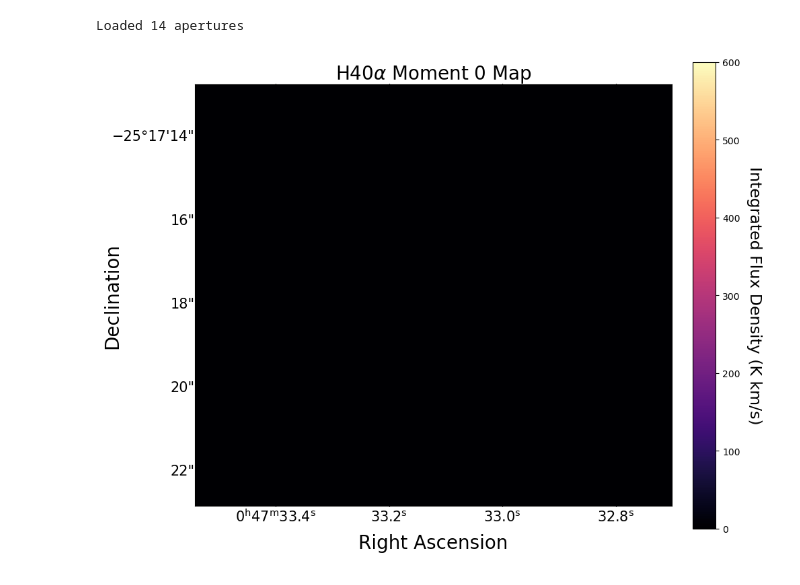
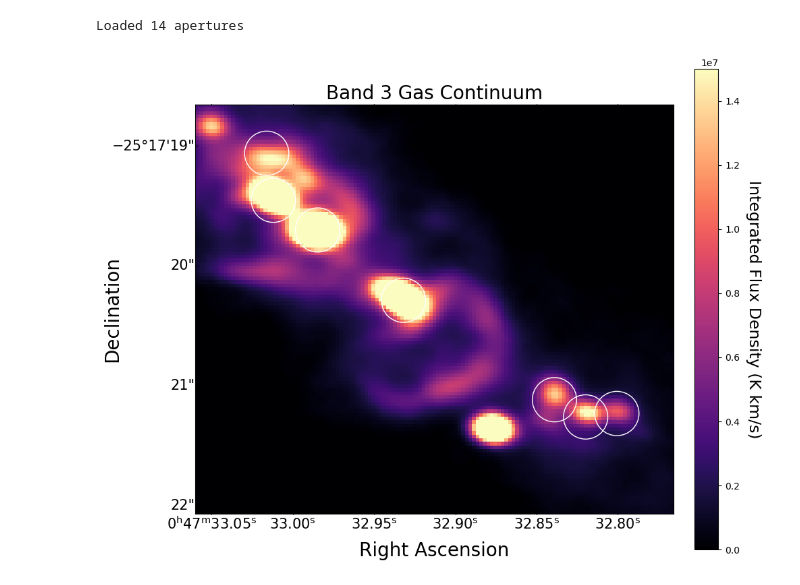
Before and after one commit to megan-elw2/Cluster_Locations, a Jupyter notebook: Cluster_Finder_Plot_Example_Megan.ipynb, the cells around one changed output. Saved outputs shown, nothing was run; the diff lists cells and outputs as text; code cells hidden in the pictures.

```diff
--- a/Cluster_Finder_Plot_Example_Megan.ipynb
+++ b/Cluster_Finder_Plot_Example_Megan.ipynb
@@ -215,76 +364,125 @@ print(f"Loaded {len(apertures)} apertures")
 Loaded 14 apertures
 # %%
 # Location information for arrows (if you wnat to have numbers and arrows) -- if you just want the circles, disregard
-Lx  = np.array([283,273,262,222,196,184,183,139,  138,122,74,  47,102, 57])
-Ly  = np.array([ 81, 80, 85, 52, 75, 85,155,205,  125,222,180, 191,235,273])
-Ldx = np.array([  0,  0,  0,  0,  0,  0,  0,  0,    0,  0,  25,  50,  0,  0])
-Ldy = np.array([-13,-15,-15, 20, 17, 15,-16,-20,   18, -18,  0,   0,-20,-15])
-Ltx = np.array([ -5, -5, -5, -6, -6, -6, -5, -5,   -6, -10, -22, -23, -10, -10])
-Lty = np.array([  3,  3,  3,-15,-15,-15,  3,  2,    -16, 2,  -6,-3,  2,  2])
+#Lx  = np.array([283,273,262,222,196,184,183,139,  138,122,74,  47,102, 57])
+#Ly  = np.array([ 81, 80, 85, 52, 75, 85,155,205,  125,222,180, 191,235,273])
+#Ldx = np.array([  0,  0,  0,  0,  0,  0,  0,  0,    0,  0,  25,  50,  0,  0])
+#Ldy = np.array([-13,-15,-15, 20, 17, 15,-16,-20,   18, -18,  0,   0,-20,-15])
+#Ltx = np.array([ -5, -5, -5, -6, -6, -6, -5, -5,   -6, -10, -22, -23, -10, -10])
+#Lty = np.array([  3,  3,  3,-15,-15,-15,  3,  2,    -16, 2,  -6,-3,  2,  2])
+
+Lx  = np.array([283,273,262,222,196,184])
+Ly  = np.array([ 81, 80, 85, 52, 75, 85])
+Ldx = np.array([  0,  0,  0,  0,  0,  0])
+Ldy = np.array([-13,-15,-15, 20, 17, 15])
+Ltx = np.array([ -5, -5, -5, -6, -6, -6])
+Lty = np.array([  3,  3,  3,-15,-15,-15])
 
 # Locations of SSCs in NGC 253
-sources = np.array(['1','2','3','4','5','6','7','8','9','10','11','12','13','14'])
+#sources = np.array(['1','2','3','4','5','6','7','8','9','10','11','12','13','14'])
+sources = np.array(['1','2','3','4','5','6'])
+
 
 # Plotting
-fig = plt.figure(1,figsize=(10,9))
+data_min = np.nanpercentile(moment07.hdu.data, 1)
+data_max = np.nanpercentile(moment07.hdu.data, 99)
 
-ax = plt.subplot(1,1,1,projection=moment0.wcs)
-im = ax.imshow(moment0.hdu.data,cmap='magma',origin='lower',vmin=0,vmax=600)
+fig1 = plt.figure(1,figsize=(10,20))
 
-ax.set_title(r'H40$\alpha$ Moment 0 Map', fontsize=20)
+ax1 = plt.subplot(projection=moment03.wcs)
+im1 = ax1.imshow(moment03.hdu.data,cmap='magma',origin='lower',vmin=0,vmax=1.5e7)
+ax1.set_title(r'Band 3 Gas Continuum', fontsize=20)
 
-RA = ax.coords[0]
-Dec = ax.coords[1]
+RA1 = ax1.coords[0]
+Dec1 = ax1.coords[1]
+RA1.set_ticks(size=1)
+Dec1.set_ticks(size=-3)
+
+plt.xlabel('Right Ascension',fontsize=20,labelpad=1)
+plt.ylabel('Declination',fontsize=20,labelpad=0)
+
+ax1.tick_params(axis = 'both', which = 'major', labelsize = 15)
+
+cb = fig.colorbar(im1, ax=ax1, fraction=0.046,pad=0.04)
+cb.set_label(label='Integrated Flux Density (K km/s)',fontsize=17,rotation=270,labelpad=23)
+cb.ax.tick_params(which = 'major', labelsize = 10)
+
+for ap in apertures:
+    pixel_aperture = ap.to_pixel(moment03.wcs) # convert the CARTA RA/DEC to image pixels
+    pixel_aperture.visual = {} # you need this to ignore any of the visual settings that would otherwise give you an error (i.e. symsize) as Matplotlib draws the circle
+    pixel_aperture.plot(ax=ax1, edgecolor='white',linewidth=1, fill=False) # Adds the circle to our plot
+
+#for i,x in enumerate(Lx):
+#    ax1.arrow(x,Ly[i], Ldx[i], Ldy[i],width=0.1,head_width=3,head_length=3,color='black')
+#    ax1.text(x+Ltx[i],Ly[i]+Lty[i],sources[i],fontsize=20,color='black')
+
+#-----------
+data_min = np.nanpercentile(moment07.hdu.data, 1)
+data_max = np.nanpercentile(moment07.hdu.data, 99)
+
+fig2 = plt.figure(2,figsize=(10,20))
+
+ax2 = plt.subplot(projection=moment07.wcs)
+im2 = ax2.imshow(moment07.hdu.data,cmap='magma',origin='lower',vmin=data_min,vmax=data_max)
+
+ax2.set_title(r'Band 7 Dust Continuum', fontsize=20)
+
+RA = ax2.coords[0]
+Dec = ax2.coords[1]
 RA.set_ticks(size=1)
 Dec.set_ticks(size=-3)
 
 plt.xlabel('Right Ascension',fontsize=20,labelpad=1)
 plt.ylabel('Declination',fontsize=20,labelpad=0)
 
-ax.tick_params(axis = 'both', which = 'major', labelsize = 15)
+ax2.tick_params(axis = 'both', which = 'major', labelsize = 15)
 
-cb = fig.colorbar(im, ax=ax, fraction=0.046,pad=0.04)
+cb = fig.colorbar(im2, ax=ax2, fraction=0.046,pad=0.04)
 cb.set_label(label='Integrated Flux Density (K km/s)',fontsize=17,rotation=270,labelpad=23)
 cb.ax.tick_params(which = 'major', labelsize = 10)
 
-plt.show()
+for ap in apertures:
+    pixel_aperture = ap.to_pixel(moment07.wcs) # convert the CARTA RA/DEC to image pixels
+    pixel_aperture.visual = {} # you need this to ignore any of the visual settings that would otherwise give you an error (i.e. symsize) as Matplotlib draws the circle
+    pixel_aperture.plot(ax=ax2, edgecolor='white',linewidth=1, fill=False) # Adds the circle to our plot
+
 
 ########################### this is the aperture plotting that is important!! ###########################
 
 #for ap in apertures:
-#    pixel_aperture = ap.to_pixel(moment0.wcs) # convert the CARTA RA/DEC to image pixels
+#    pixel_aperture = ap.to_pixel(moment03.wcs) # convert the CARTA RA/DEC to image pixels
 #    pixel_aperture.visual = {} # you need this to ignore any of the visual settings that would otherwise give you an error (i.e. symsize) as Matplotlib draws the circle
-#    pixel_aperture.plot(ax=ax, edgecolor='white',linewidth=0.7, fill=False) # Adds the circle to our plot
+#    pixel_aperture.plot(ax=ax2, edgecolor='white',linewidth=0.7, fill=False) # Adds the circle to our plot
 
 
 ############################################################################################################
 
 # Add arrows and numbers
-for i,x in enumerate(Lx):
-    ax.arrow(x,Ly[i], Ldx[i], Ldy[i],width=0.1,head_width=3,head_length=3,color='white')
-    ax.text(x+Ltx[i],Ly[i]+Lty[i],sources[i],fontsize=20,color='white')
+#for i,x in enumerate(Lx):
+#    ax.arrow(x,Ly[i], Ldx[i], Ldy[i],width=0.1,head_width=3,head_length=3,color='white')
+#    ax.text(x+Ltx[i],Ly[i]+Lty[i],sources[i],fontsize=20,color='white')
 
 ############################################################################################################
 
 # Add 30 pc scale bar
 D = 3.5e6 * u.pc
 L = 30 * u.pc
 theta = (L / D) * u.rad
 theta_arcsec = theta.to(u.arcsec)
 #pixscale = abs(H40alpha_processed_cube.header['CDELT1']) * u.deg
-pixscale = abs(H40a_crop_cube.header['CDELT1']) * u.deg
+pixscale = abs(crop_cont3_cube.header['CDELT1']) * u.deg
 bar_length_pix = (theta_arcsec / pixscale.to(u.arcsec)).value
 ax.plot([10, 10 + bar_length_pix],[10, 10],color='white',lw=2)
 ax.text(10 + bar_length_pix / 2,12,"30 pc",color='white',ha='center',va='bottom',fontsize=11)
 
 # Add Beam
 #beam_radius_pix = (H40alpha_processed_cube.header['BMAJ'] / abs(H40alpha_processed_cube.header['CDELT1'])) / 2.0
-beam_radius_pix = (H40a_crop_cube.header['BMAJ'] / abs(H40a_crop_cube.header['CDELT1'])) / 2.0
-ny, nx = moment0.shape
+beam_radius_pix = (crop_cont3_cube.header['BMAJ'] / abs(crop_cont3_cube.header['CDELT1'])) / 2.0
+ny, nx = moment03.shape
 beam_x = nx - 15
 beam_y = 15
 ax.add_patch(matplotlib.patches.Circle((beam_x, beam_y),beam_radius_pix,fill=True,lw=1.2,fc='white',ec='white'))
 
 plt.show()
 # %% [output]
-[figure, old version]
+[figure, new version]
```
Also changed, not shown: parts of 5 cells of this notebook.
